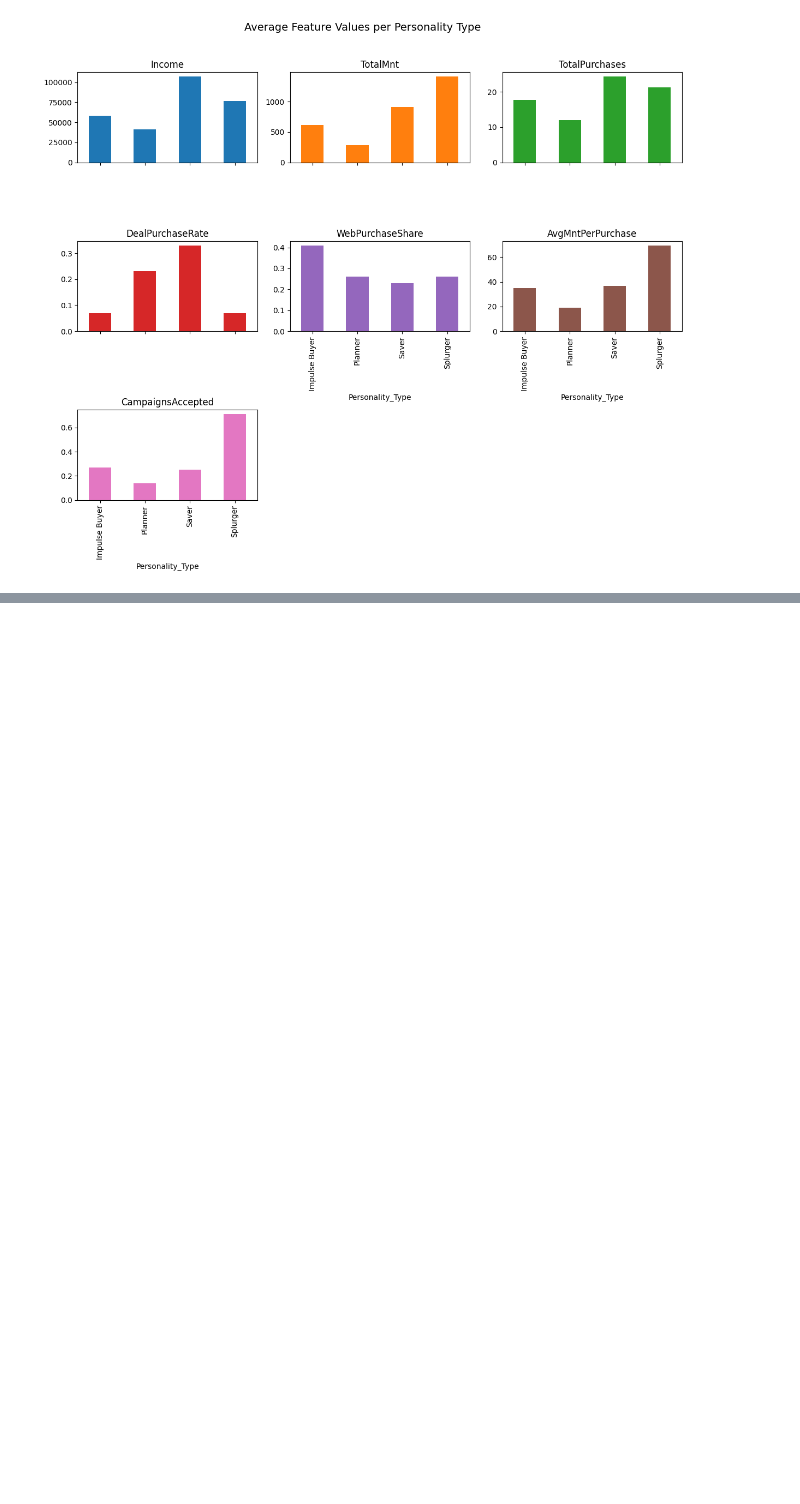
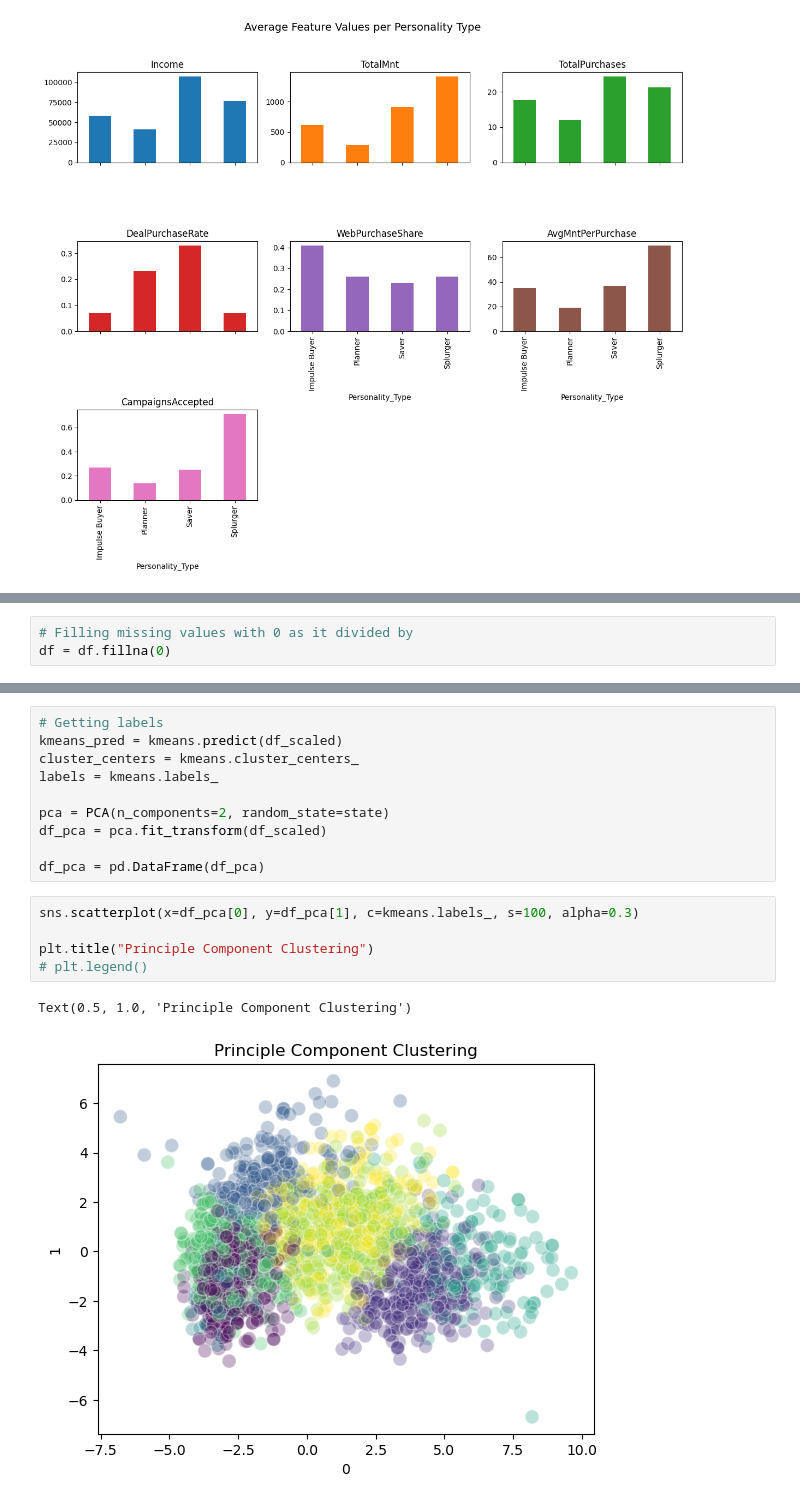
Before and after one commit to hamedtaeb/Smart-Budget-Planner, a Jupyter notebook: project.ipynb, the cells around one changed output, grey strips where cells are left out. Drawn from its saved outputs; the diff is of its cells as text; blank space fills up the shorter version.

```diff
--- a/project.ipynb
+++ b/project.ipynb
@@ -599,0 +625,3 @@ plt.show()
+# %%
+# Filling missing values with 0 as it divided by
+df = df.fillna(0)
@@ -599,0 +739,18 @@ plt.show()
+# %%
+# Getting labels
+kmeans_pred = kmeans.predict(df_scaled)
+cluster_centers = kmeans.cluster_centers_
+labels = kmeans.labels_
+
+pca = PCA(n_components=2, random_state=state)
+df_pca = pca.fit_transform(df_scaled)
+
+df_pca = pd.DataFrame(df_pca)
+# %%
+sns.scatterplot(x=df_pca[0], y=df_pca[1], c=kmeans.labels_, s=100, alpha=0.3)
+
+plt.title("Principle Component Clustering")
+# plt.legend()
+# %% [output]
+Text(0.5, 1.0, 'Principle Component Clustering')
+[figure, added]
```
Also changed, not shown: parts of 11 cells of this notebook.
